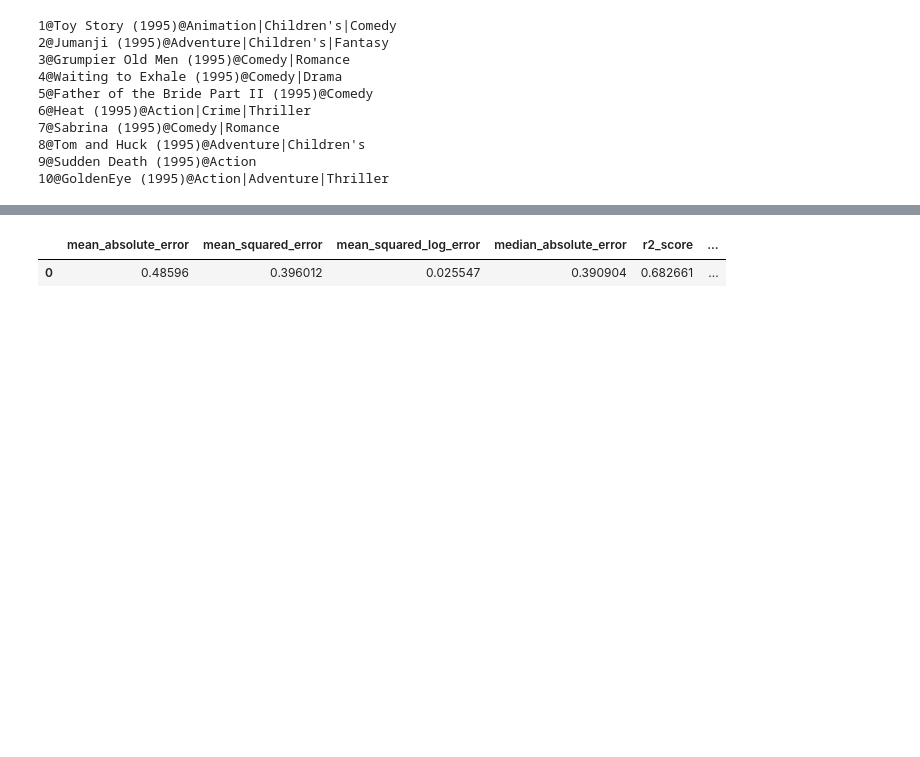
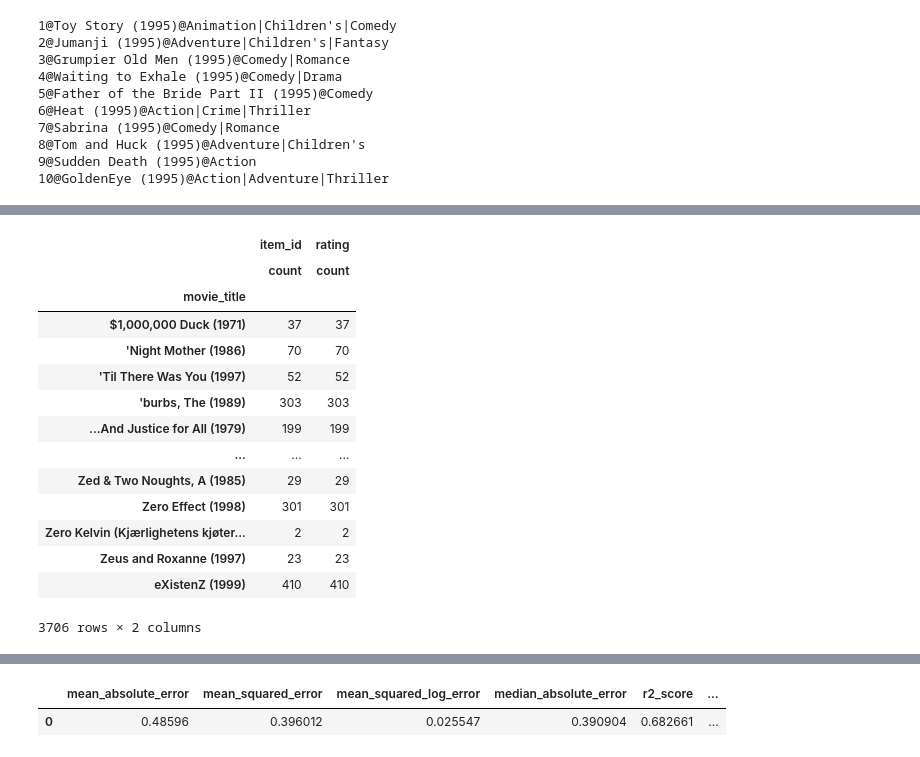
Before and after one commit to kootr/ml-study-session, a Jupyter notebook: bq_recommendation_mf.ipynb, the cells around one changed output, grey strips where cells are left out. Cells and saved outputs as stored; diff of their text form; code cells hidden in the pictures; blank space fills up the shorter version.

```diff
--- a/bq_recommendation_mf.ipynb
+++ b/bq_recommendation_mf.ipynb
@@ -157,30 +162,47 @@ SELECT
   user_id, item_id, rating
 FROM
   {dataset_id}.{rating_table}
 """
 query_job = client.query(
     query,
     location="US",
 )
 df_rating = query_job.to_dataframe()
 df_rating.head()
 
 # タイトルごとのレーティング取得
 query = f"""
 #standardSQL
 SELECT
+  {rating_table}.item_id,
   {title_table}.movie_title,
   {rating_table}.rating,
 FROM
   {dataset_id}.{rating_table}
   LEFT JOIN {dataset_id}.{title_table} ON {rating_table}.item_id = {title_table}.movie_id
 """
 query_job = client.query(
     query,
     location="US",
 )
 df_movie_ratings = query_job.to_dataframe()
 df_movie_ratings.head()
 test = df_movie_ratings.groupby('movie_title').agg(['count', 'mean'])
 #うまくマルチインデックスの集計ができなかった
 df_movie_ratings.groupby('movie_title').agg(['count'])
+# %% [output]
+|  | item_id | rating |
+|  | count | count |
+| movie_title |  |  |
+| $1,000,000 Duck (1971) | 37 | 37 |
+| 'Night Mother (1986) | 70 | 70 |
+| 'Til There Was You (1997) | 52 | 52 |
+| 'burbs, The (1989) | 303 | 303 |
+| ...And Justice for All (1979) | 199 | 199 |
+| ... | ... | ... |
+| Zed & Two Noughts, A (1985) | 29 | 29 |
+| Zero Effect (1998) | 301 | 301 |
+| Zero Kelvin (Kjærlighetens kjøter... | 2 | 2 |
+| Zeus and Roxanne (1997) | 23 | 23 |
+| eXistenZ (1999) | 410 | 410 |
+3706 rows × 2 columns
```
Also changed, not shown: parts of 69 cells of this notebook.
